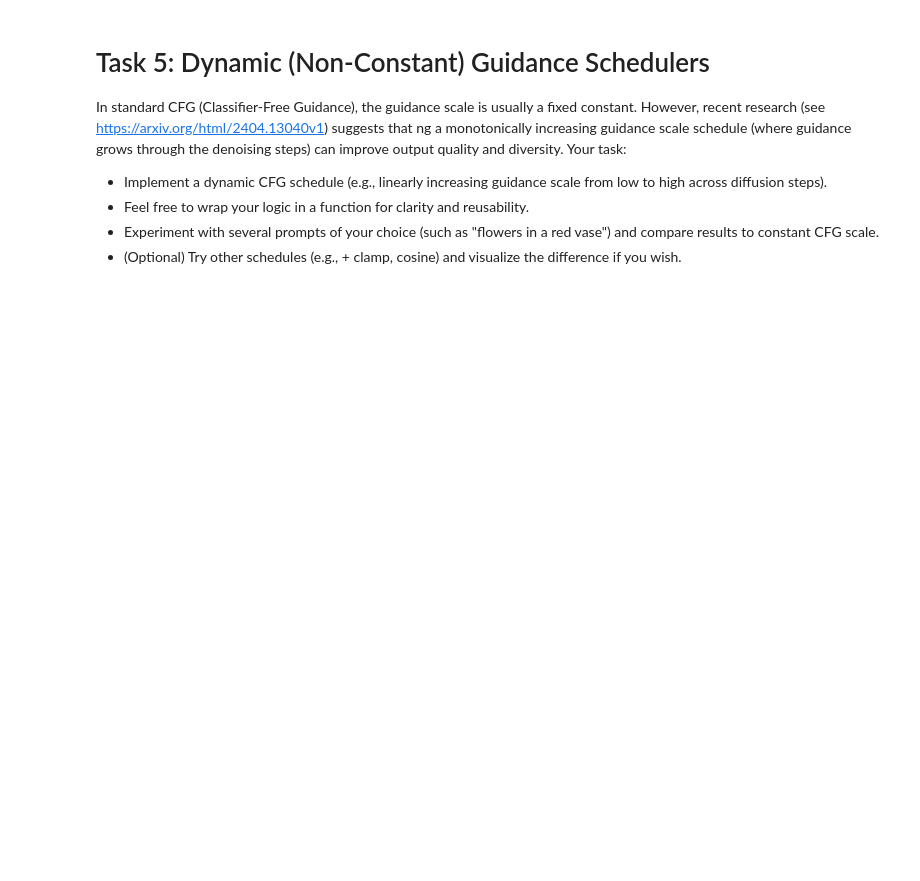
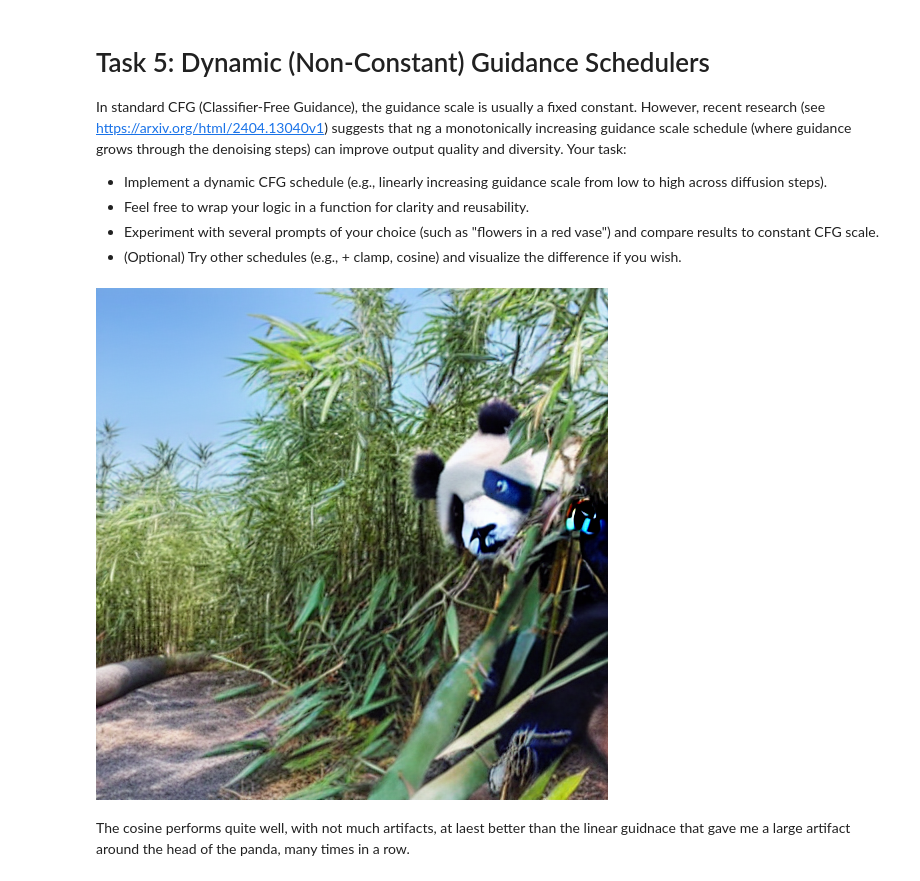
Before and after one commit to ArthurBUIS/CSC_52002_Multimodal_Generative_AI, a Jupyter notebook: CSC_52002_Lab5a.ipynb, the cells around one changed output. Saved outputs shown, nothing was run; the diff lists cells and outputs as text; code cells hidden in the pictures; blank space fills up the shorter version.

```diff
--- a/CSC_52002_Lab5a.ipynb
+++ b/CSC_52002_Lab5a.ipynb
@@ -367,11 +537,85 @@ Your task:
 # %%
 
 ###############################################################################
 # Complete the Code:
 # Copy paste your previous CFG code/or make a function then call it
 # Implement here the dynamic CFG scheduler e.g., Linear one.
 # Consider define it as a function to call:
 # guidance_scale = guidance_scheduler[int(t)] # t is the timestep
 ##############################################################################
-# Fill me
+def linear_guidance_scheduler(step, num_steps, g_min=1.0, g_max=7.5):
+    """
+    Linearly increases guidance from g_min to g_max.
+    """
+    return g_min + (g_max - g_min) * (step / (num_steps - 1))
+
+
+import math
+
+def cosine_guidance_scheduler(step, num_steps, g_min=1.0, g_max=7.5):
+    alpha = step / (num_steps - 1)
+    return g_min + (g_max - g_min) * (1 - math.cos(math.pi * alpha)) / 2
+
+def sample_with_dynamic_cfg(
+    unet,
+    scheduler,
+    latents,
+    text_embeddings,
+    num_steps,
+    guidance_fn,
+):
+    with autocast("cuda"):
+        for i, t in tqdm(enumerate(scheduler.timesteps), total=num_steps):
+
+            latent_model_input = torch.cat([latents] * 2)
+            latent_model_input = scheduler.scale_model_input(latent_model_input, t)
+
+            with torch.no_grad():
+                noise_pred = unet(
+                    latent_model_input,
+                    t,
+                    encoder_hidden_states=text_embeddings
+                ).sample
+
+            noise_pred_uncond, noise_pred_text = noise_pred.chunk(2)
+            guidance_scale = guidance_fn(i, num_steps)
+
+            noise_pred = noise_pred_uncond + guidance_scale * (
+                noise_pred_text - noise_pred_uncond
+            )
+
+            latents = scheduler.step(
+                noise_pred,
+                t,
+                latents
+            ).prev_sample
+
+    return latents
+
+scheduler.set_timesteps(num_inference_steps)
+
+latents = torch.randn(
+    (batch_size, unet.in_channels, height // 8, width // 8),
+    generator=generator,
+).to(torch_device)
+
+latents = latents * scheduler.init_noise_sigma
+
+latents = sample_with_dynamic_cfg(
+    unet=unet,
+    scheduler=scheduler,
+    latents=latents,
+    text_embeddings=text_embeddings,
+    num_steps=num_inference_steps,
+    guidance_fn=lambda i, n: cosine_guidance_scheduler(i, n, 1.0, 7.5),
+)
+
+decoded = latents_to_pil(latents)[0]
+decoded
+
+
 ##############################################################################
+# %% [output]
+[figure, added]
+# %% [markdown]
+The cosine performs quite well, with not much artifacts, at laest better than the linear guidnace that gave me a large artifact around the head of the panda, many times in a row.
```
Also changed, not shown: parts of 15 cells of this notebook.
